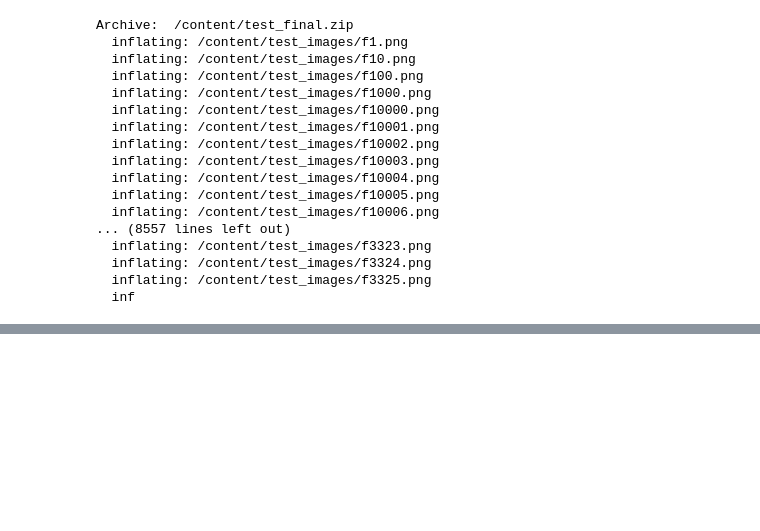
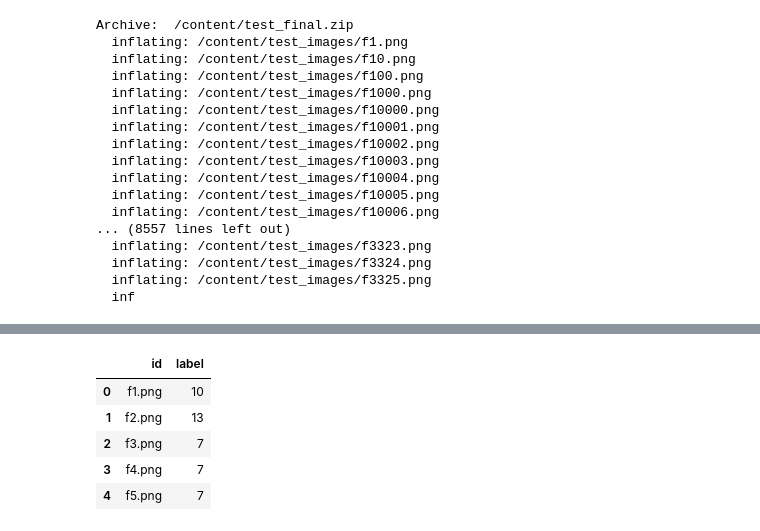
Before and after one commit to parthatom/CellClassific, a Jupyter notebook: Basic.ipynb, the cells around one changed output, grey strips where cells are left out. Drawn from its saved outputs; the diff is of its cells as text; code cells hidden in the pictures; blank space fills up the shorter version.

```diff
--- a/Basic.ipynb
+++ b/Basic.ipynb
@@ -57,3 +57,12 @@ input_path = Path("/content/")
 df_train = pd.read_csv( input_path / 'train.csv')
 train_image_path = input_path / "train_images"
 test_image_path = input_path / "test_images"
+# %%
+df_train.head()
+# %% [output]
+|  | id | label |
+| 0 | f1.png | 10 |
+| 1 | f2.png | 13 |
+| 2 | f3.png | 7 |
+| 3 | f4.png | 7 |
+| 4 | f5.png | 7 |
```
Also changed, not shown: parts of 7 cells of this notebook.
